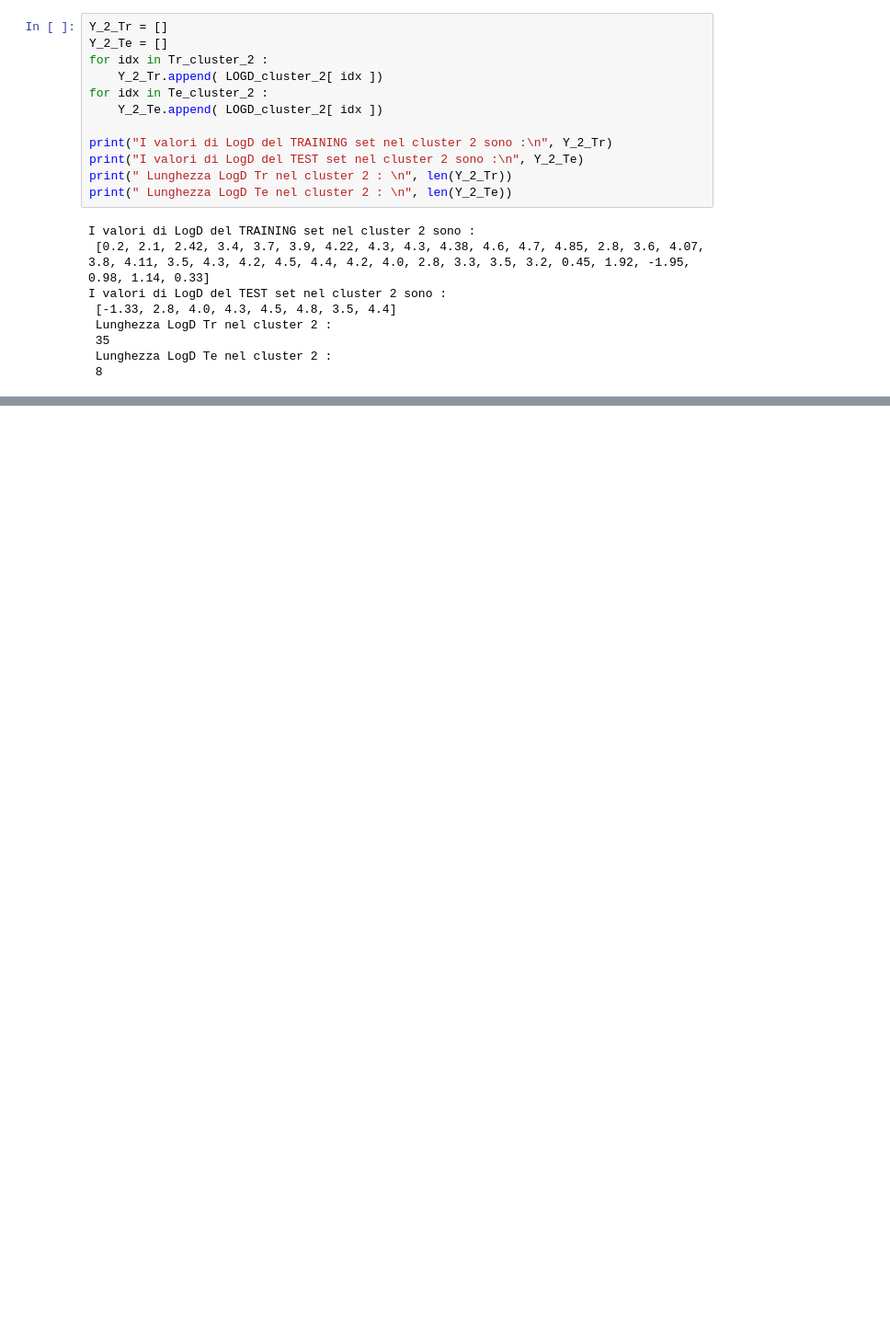
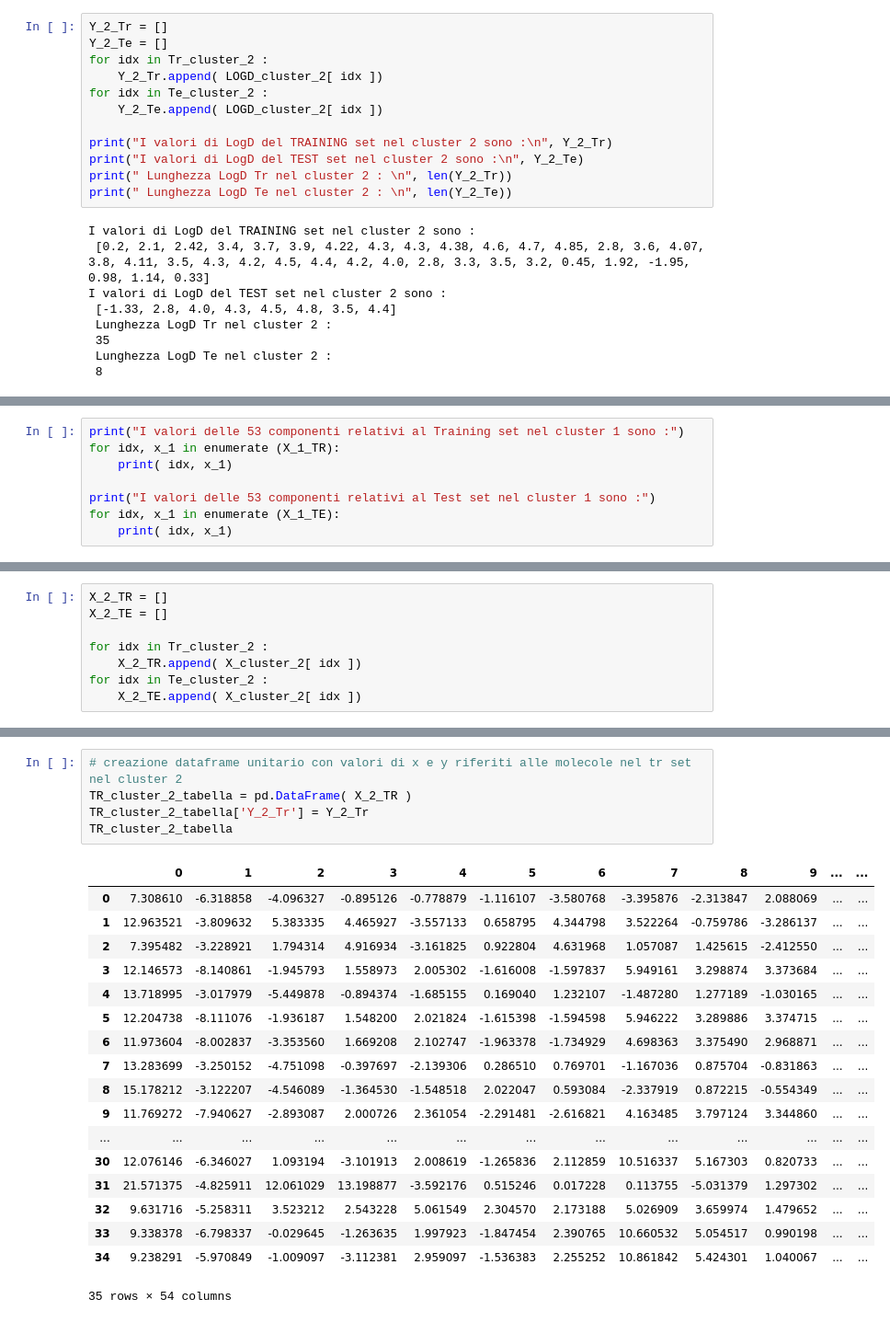
Before and after one commit to lstorchi/mllogdp, a Jupyter notebook: TEST_spartizione_TrTe_cluster_53_comps.ipynb, the cells around one changed output, grey strips where cells are left out. Shown at 92% size. Drawn from its saved outputs; the diff is of its cells as text; blank space fills up the shorter version.

```diff
--- a/TEST_spartizione_TrTe_cluster_53_comps.ipynb
+++ b/TEST_spartizione_TrTe_cluster_53_comps.ipynb
@@ -652,0 +777,8 @@ I valori di LogD del TEST set nel cluster 2 sono :
+# %%
+print("I valori delle 53 componenti relativi al Training set nel cluster 1 sono :")
+for idx, x_1 in enumerate (X_1_TR):
+    print( idx, x_1)
+
+print("I valori delle 53 componenti relativi al Test set nel cluster 1 sono :")
+for idx, x_1 in enumerate (X_1_TE):
+    print( idx, x_1)
@@ -652,0 +803,8 @@ I valori di LogD del TEST set nel cluster 2 sono :
+# %%
+X_2_TR = []
+X_2_TE = []
+
+for idx in Tr_cluster_2 :
+    X_2_TR.append( X_cluster_2[ idx ])
+for idx in Te_cluster_2 :
+    X_2_TE.append( X_cluster_2[ idx ])
@@ -652,0 +948,24 @@ I valori di LogD del TEST set nel cluster 2 sono :
+# %%
+# creazione dataframe unitario con valori di x e y riferiti alle molecole nel tr set nel cluster 2
+TR_cluster_2_tabella = pd.DataFrame( X_2_TR )
+TR_cluster_2_tabella['Y_2_Tr'] = Y_2_Tr
+TR_cluster_2_tabella
+# %% [output]
+|  | 0 | 1 | 2 | 3 | 4 | 5 | 6 | 7 | 8 | 9 | ... | ... |
+| 0 | 7.308610 | -6.318858 | -4.096327 | -0.895126 | -0.778879 | -1.116107 | -3.580768 | -3.395876 | -2.313847 | 2.088069 | ... | ... |
+| 1 | 12.963521 | -3.809632 | 5.383335 | 4.465927 | -3.557133 | 0.658795 | 4.344798 | 3.522264 | -0.759786 | -3.286137 | ... | ... |
+| 2 | 7.395482 | -3.228921 | 1.794314 | 4.916934 | -3.161825 | 0.922804 | 4.631968 | 1.057087 | 1.425615 | -2.412550 | ... | ... |
+| 3 | 12.146573 | -8.140861 | -1.945793 | 1.558973 | 2.005302 | -1.616008 | -1.597837 | 5.949161 | 3.298874 | 3.373684 | ... | ... |
+| 4 | 13.718995 | -3.017979 | -5.449878 | -0.894374 | -1.685155 | 0.169040 | 1.232107 | -1.487280 | 1.277189 | -1.030165 | ... | ... |
+| 5 | 12.204738 | -8.111076 | -1.936187 | 1.548200 | 2.021824 | -1.615398 | -1.594598 | 5.946222 | 3.289886 | 3.374715 | ... | ... |
+| 6 | 11.973604 | -8.002837 | -3.353560 | 1.669208 | 2.102747 | -1.963378 | -1.734929 | 4.698363 | 3.375490 | 2.968871 | ... | ... |
+| 7 | 13.283699 | -3.250152 | -4.751098 | -0.397697 | -2.139306 | 0.286510 | 0.769701 | -1.167036 | 0.875704 | -0.831863 | ... | ... |
+| 8 | 15.178212 | -3.122207 | -4.546089 | -1.364530 | -1.548518 | 2.022047 | 0.593084 | -2.337919 | 0.872215 | -0.554349 | ... | ... |
+| 9 | 11.769272 | -7.940627 | -2.893087 | 2.000726 | 2.361054 | -2.291481 | -2.616821 | 4.163485 | 3.797124 | 3.344860 | ... | ... |
+| ... | ... | ... | ... | ... | ... | ... | ... | ... | ... | ... | ... | ... |
+| 30 | 12.076146 | -6.346027 | 1.093194 | -3.101913 | 2.008619 | -1.265836 | 2.112859 | 10.516337 | 5.167303 | 0.820733 | ... | ... |
+| 31 | 21.571375 | -4.825911 | 12.061029 | 13.198877 | -3.592176 | 0.515246 | 0.017228 | 0.113755 | -5.031379 | 1.297302 | ... | ... |
+| 32 | 9.631716 | -5.258311 | 3.523212 | 2.543228 | 5.061549 | 2.304570 | 2.173188 | 5.026909 | 3.659974 | 1.479652 | ... | ... |
+| 33 | 9.338378 | -6.798337 | -0.029645 | -1.263635 | 1.997923 | -1.847454 | 2.390765 | 10.660532 | 5.054517 | 0.990198 | ... | ... |
+| 34 | 9.238291 | -5.970849 | -1.009097 | -3.112381 | 2.959097 | -1.536383 | 2.255252 | 10.861842 | 5.424301 | 1.040067 | ... | ... |
+35 rows × 54 columns
```
Also changed, not shown: parts of 34 cells of this notebook.
